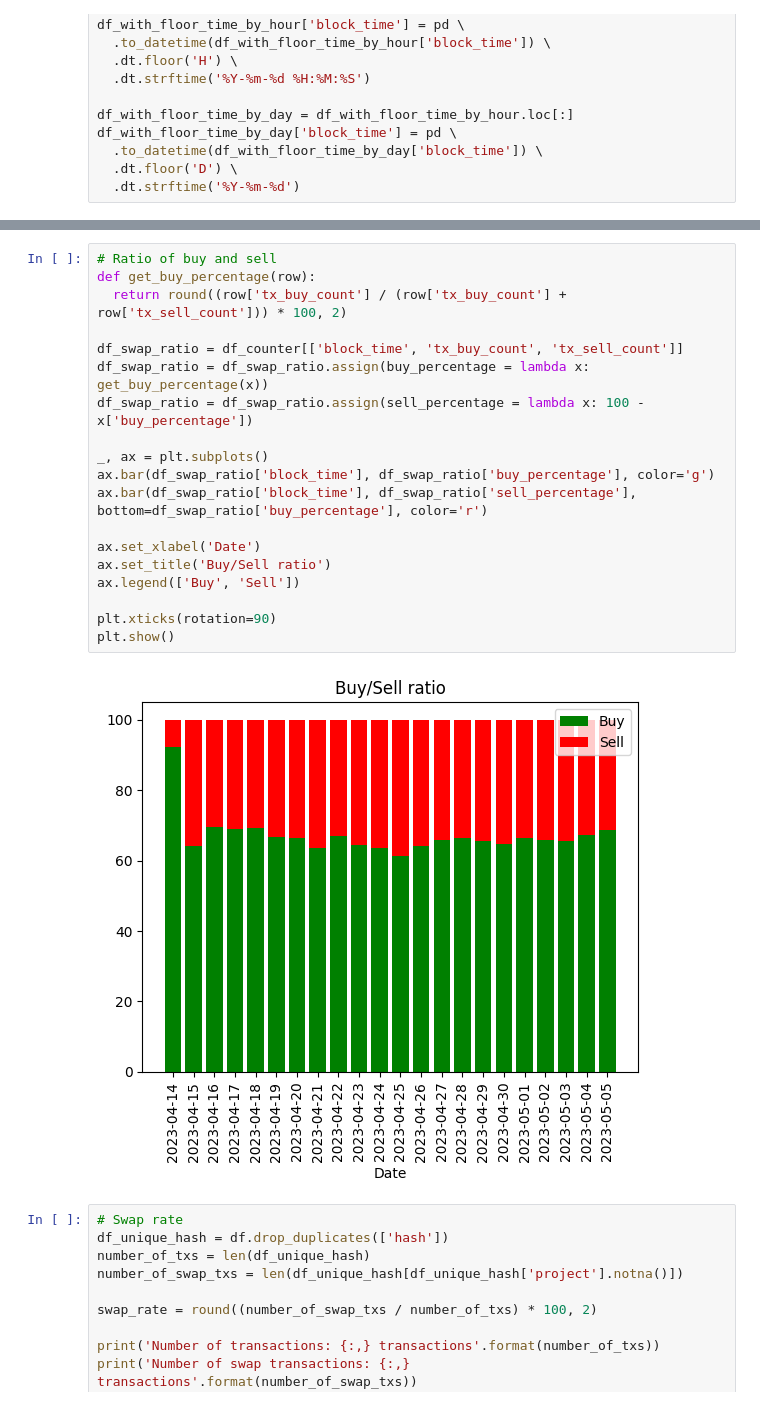
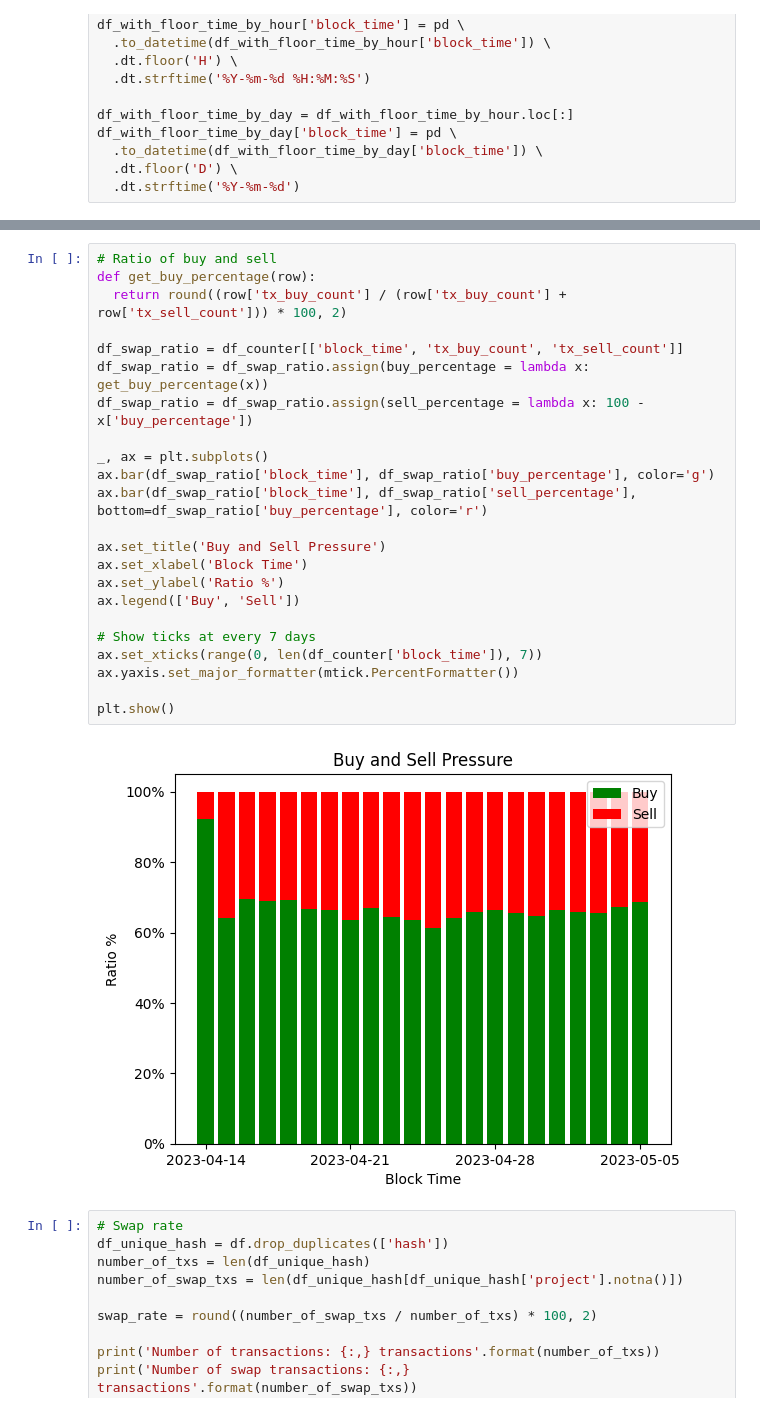
Before and after one commit to bazhkha/pepe-coin-analytics, a Jupyter notebook: index.ipynb, the cells around one changed output, grey strips where cells are left out. Drawn from its saved outputs; the diff is of its cells as text.

```diff
--- a/index.ipynb
+++ b/index.ipynb
@@ -308,24 +322,28 @@ plt.show()
 # %%
 # Ratio of buy and sell
 def get_buy_percentage(row):
   return round((row['tx_buy_count'] / (row['tx_buy_count'] + row['tx_sell_count'])) * 100, 2)
 
 df_swap_ratio = df_counter[['block_time', 'tx_buy_count', 'tx_sell_count']]
 df_swap_ratio = df_swap_ratio.assign(buy_percentage = lambda x: get_buy_percentage(x))
 df_swap_ratio = df_swap_ratio.assign(sell_percentage = lambda x: 100 - x['buy_percentage'])
 
 _, ax = plt.subplots()
 ax.bar(df_swap_ratio['block_time'], df_swap_ratio['buy_percentage'], color='g')
 ax.bar(df_swap_ratio['block_time'], df_swap_ratio['sell_percentage'], bottom=df_swap_ratio['buy_percentage'], color='r')
 
-ax.set_xlabel('Date')
-ax.set_title('Buy/Sell ratio')
+ax.set_title('Buy and Sell Pressure')
+ax.set_xlabel('Block Time')
+ax.set_ylabel('Ratio %')
 ax.legend(['Buy', 'Sell'])
 
-plt.xticks(rotation=90)
+# Show ticks at every 7 days
+ax.set_xticks(range(0, len(df_counter['block_time']), 7))
+ax.yaxis.set_major_formatter(mtick.PercentFormatter())
+
 plt.show()
 # %% [output]
-[figure, old version]
+[figure, new version]
 # %%
 # Swap rate
 df_unique_hash = df.drop_duplicates(['hash'])
```
Also changed, not shown: parts of 13 cells of this notebook.
